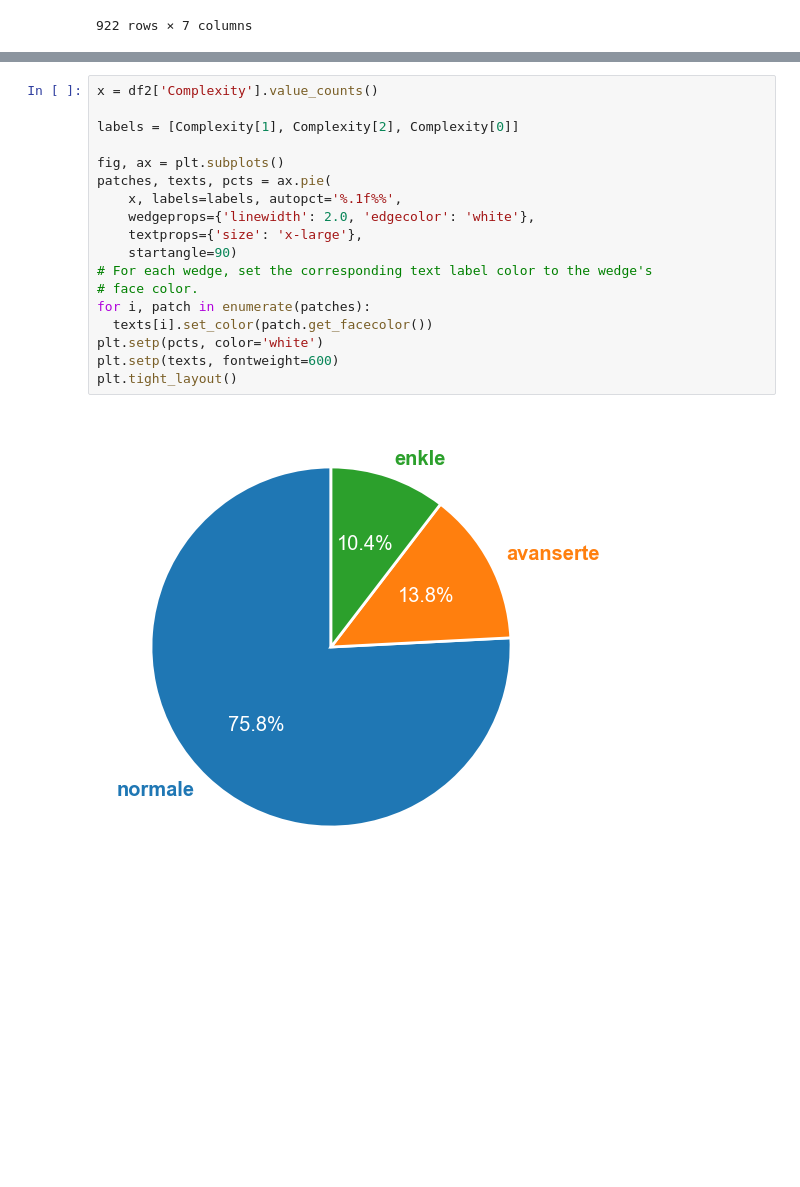
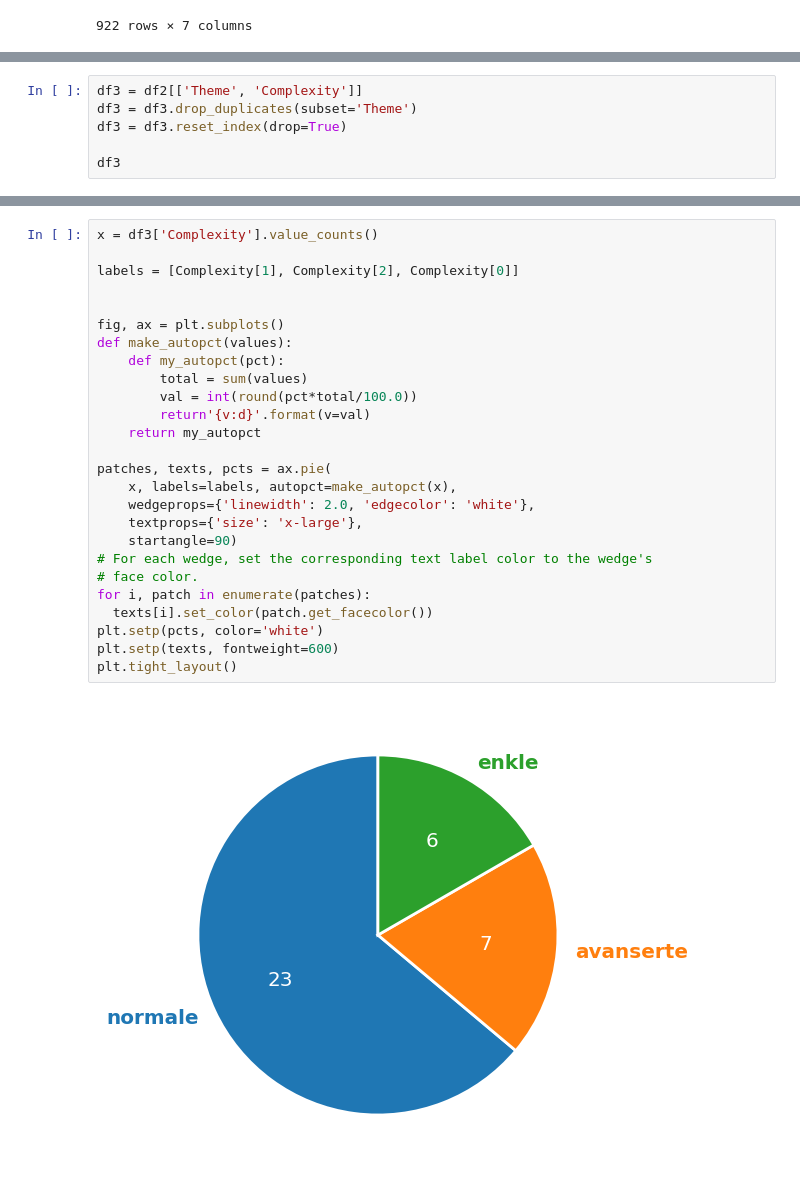
Before and after one commit to danielthorland/ISTG1003-Statistikk-prosjekt, a Jupyter notebook: prosjekt/Oppgave1/Complexity to themes.ipynb, the cells around one changed output, grey strips where cells are left out. Cells and saved outputs as stored; diff of their text form; blank space fills up the shorter version.

Commit message:
Fixed complexity pie to show correct values
Fixed complexity pie to show correct values

```diff
--- a/prosjekt/Oppgave1/Complexity to themes.ipynb
+++ b/prosjekt/Oppgave1/Complexity to themes.ipynb
@@ -104,0 +105,6 @@ df2.to_csv('RensetData.csv', index=False)
+# %%
+df3 = df2[['Theme', 'Complexity']]
+df3 = df3.drop_duplicates(subset='Theme')
+df3 = df3.reset_index(drop=True)
+
+df3
@@ -105,20 +137,28 @@ df2.to_csv('RensetData.csv', index=False)
 # %%
-x = df2['Complexity'].value_counts()
+x = df3['Complexity'].value_counts()
 
 labels = [Complexity[1], Complexity[2], Complexity[0]]
 
+
 fig, ax = plt.subplots()
+def make_autopct(values):
+    def my_autopct(pct):
+        total = sum(values)
+        val = int(round(pct*total/100.0))
+        return'{v:d}'.format(v=val)
+    return my_autopct
+
 patches, texts, pcts = ax.pie(
-    x, labels=labels, autopct='%.1f%%',
+    x, labels=labels, autopct=make_autopct(x),
     wedgeprops={'linewidth': 2.0, 'edgecolor': 'white'},
     textprops={'size': 'x-large'},
     startangle=90)
 # For each wedge, set the corresponding text label color to the wedge's
 # face color.
 for i, patch in enumerate(patches):
   texts[i].set_color(patch.get_facecolor())
 plt.setp(pcts, color='white')
 plt.setp(texts, fontweight=600)
 plt.tight_layout()
 # %% [output]
-[figure, old version]
+[figure, new version]
```
Also changed, not shown: parts of 3 cells of this notebook.
